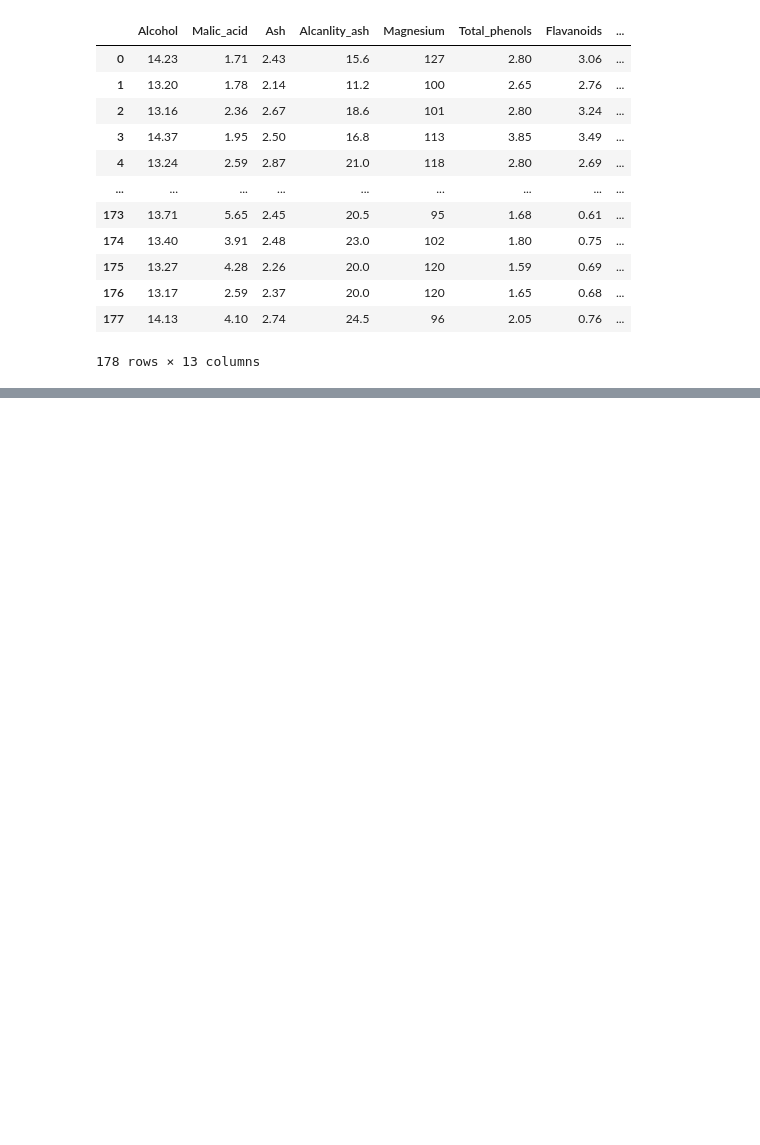
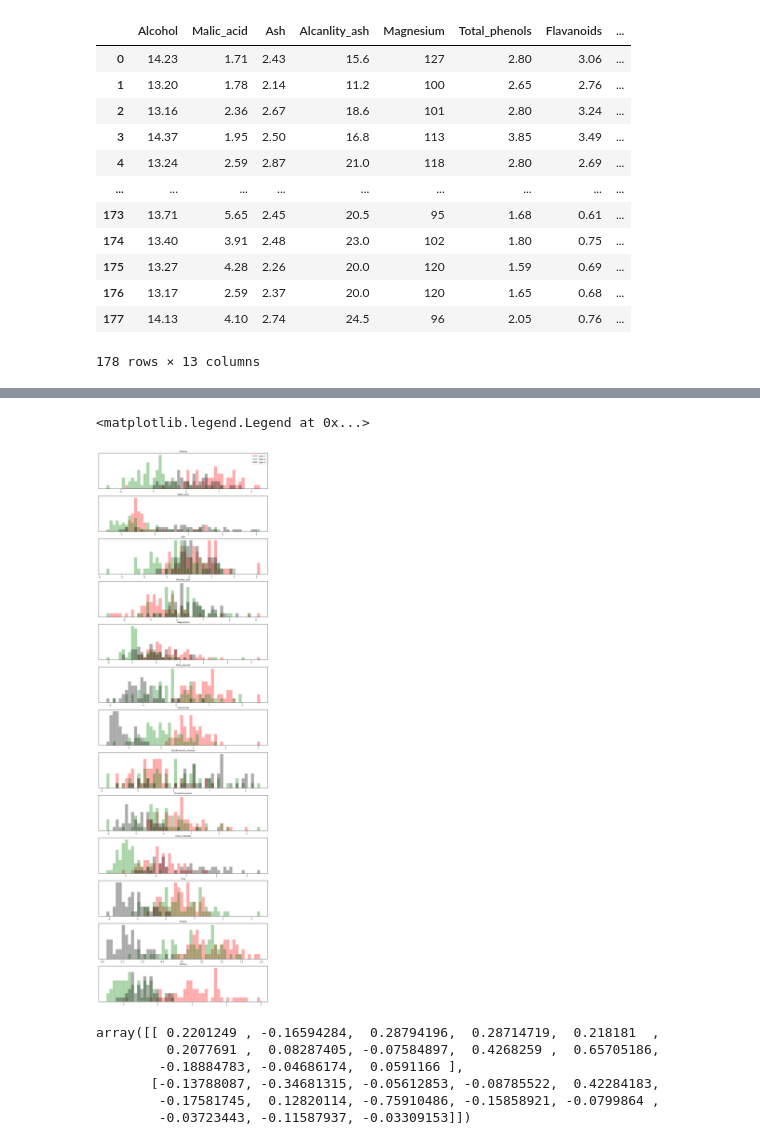
Before and after one commit to DataMathematician/PetResearch, a Jupyter notebook: l4p2.ipynb, the cells around one changed output, grey strips where cells are left out. Saved outputs shown, nothing was run; the diff lists cells and outputs as text; code cells hidden in the pictures; blank space fills up the shorter version.

```diff
--- a/l4p2.ipynb
+++ b/l4p2.ipynb
@@ -181,0 +280,45 @@ pca_2d(X_std,[str(x+1) for x in model.labels_])
+# %%
+
+fig, axes = plt.subplots(13,figsize=(15,50))
+class_1 = new_data[new_data.Class == 1]
+class_2 = new_data[new_data.Class == 2]
+class_3 = new_data[new_data.Class == 3]
+ax = axes.ravel()
+
+for i in range(13):
+    _, bins = np.histogram(new_data.iloc[:,i],bins = 50)
+    ax[i].hist(class_1.iloc[:,i],bins = bins,color = 'red',alpha = 0.33)
+    ax[i].hist(class_2.iloc[:,i],bins = bins,color = 'green',alpha = 0.33)
+    ax[i].hist(class_3.iloc[:,i],bins = bins,color = 'black',alpha = 0.33)
+
+    ax[i].set_title(new_data.columns[i])
+    ax[i].set_yticks(())
+ax[0].set_xlabel = ("Значение признака")
+ax[0].set_xlabel = ("Частота")
+ax[0].legend(['class 1','class 2','class 3'],loc='best')
+# %% [output]
+<matplotlib.legend.Legend at 0x...>
+[figure, added]
+# %%
+sample_1 = sample_1.iloc[:,:-1]
+sample_2 = sample_2.iloc[:,:-1]
+sample_3 = sample_3.iloc[:,:-1]
+
+model_class_1_pca = PCA(n_components=2,random_state=2).fit(sample_1)
+class_1_pca = model_pca.transform(sample_1)
+model_class_1_pca.components_
+
+model_class_2_pca = PCA(n_components=2,random_state=2).fit(sample_2)
+class_2_pca = model_pca.transform(sample_2)
+model_class_2_pca.components_
+
+model_class_3_pca = PCA(n_components=2,random_state=2).fit(sample_3)
+class_3_pca = model_pca.transform(sample_3)
+model_class_3_pca.components_
+# %% [output]
+array([[ 0.2201249 , -0.16594284,  0.28794196,  0.28714719,  0.218181  ,
+         0.2077691 ,  0.08287405, -0.07584897,  0.4268259 ,  0.65705186,
+        -0.18884783, -0.04686174,  0.0591166 ],
+       [-0.13788087, -0.34681315, -0.05612853, -0.08785522,  0.42284183,
+        -0.17581745,  0.12820114, -0.75910486, -0.15858921, -0.0799864 ,
+        -0.03723443, -0.11587937, -0.03309153]])
```
Also changed, not shown: parts of 33 cells of this notebook.
